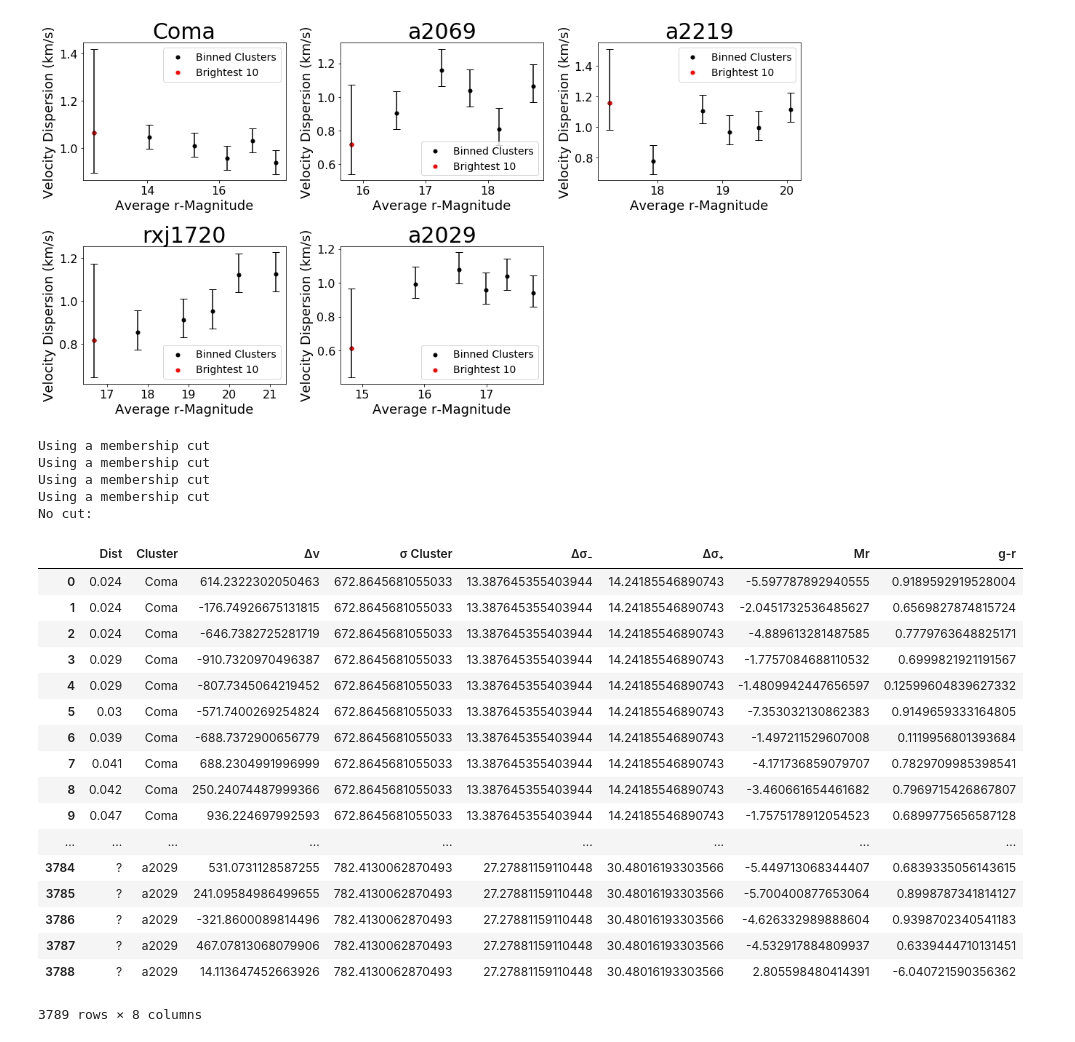
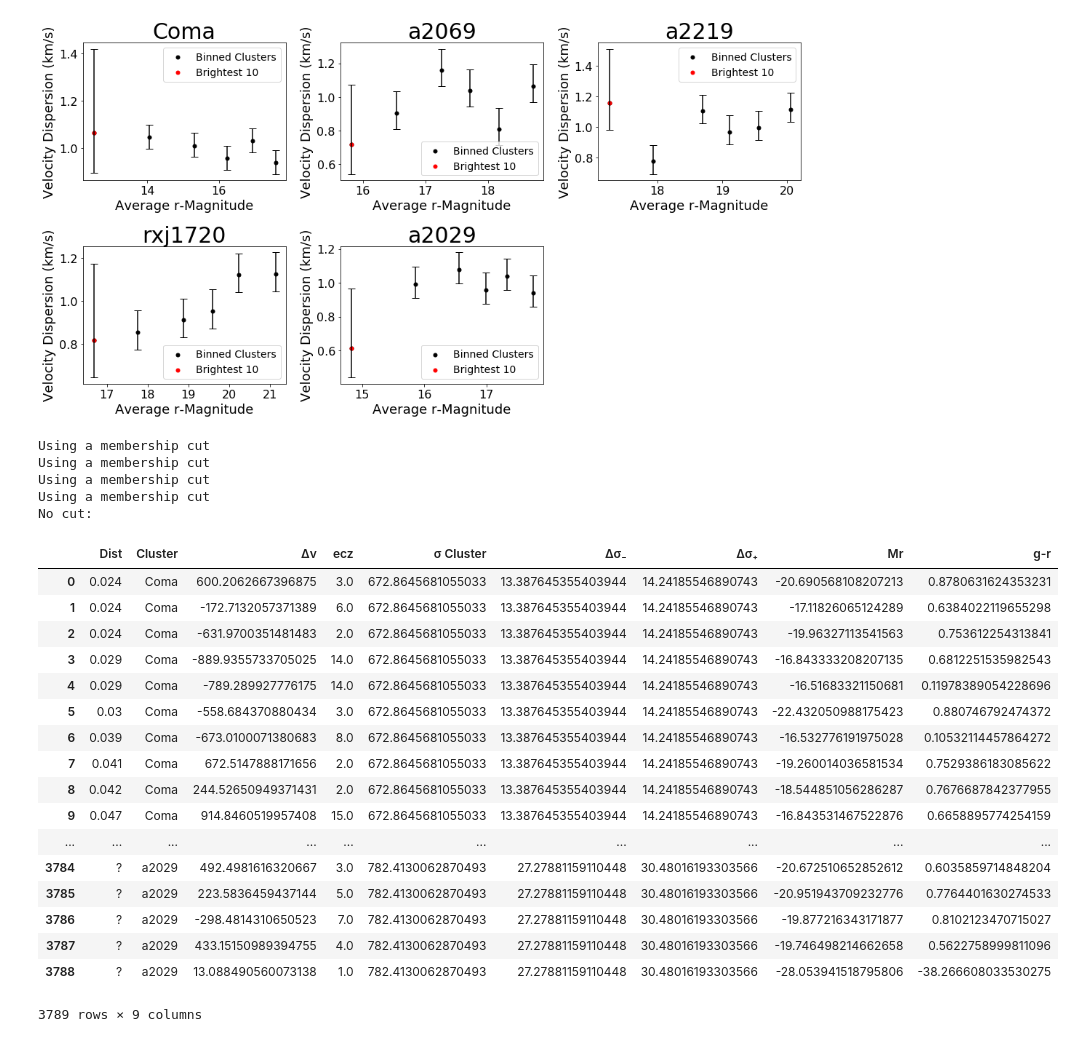
Before and after one commit to Erickmpowell/WWU-Research, a Jupyter notebook: Arbitrary Galaxy Analyze.ipynb, the cells around one changed output. Cells and saved outputs as stored; diff of their text form; code cells hidden in the pictures.

```diff
--- a/Arbitrary Galaxy Analyze.ipynb
+++ b/Arbitrary Galaxy Analyze.ipynb
@@ -284,7 +284,7 @@ def plotMyCluster(bins,r,cz,ecz,mem=False,dist=False,brightest=10,tables=True):
 'To compare all the clusters we need to convert the magnitudes to a comparable scale'
 #using Westra 2010 formulas we convert the magnitude and color
 def restframe(cz,g,r):
-
+    c=3* 10**5
     z0 = cz/c
 
     #these coefficients used to calculate restframe magnitudes
@@ -395,42 +395,41 @@ No distance cut:
 [figure]
 # %%
 #Big list
-finalList=np.zeros(8)
-c=3*10**8
+finalList=np.zeros(9)
 for i in range(1,6):
     cz, ecz, g,r, mem, dist,name=cluster(i)
     disp=totalDis(r,cz,ecz,mem=mem)[0]
     vbar=np.average(cz)
     vel1= (cz- vbar)/(1+vbar/c)
     rabs,g_r=restframe(cz,g,r)
-    new=np.column_stack([dist,np.repeat(name,len(vel1)),vel1,np.repeat(disp[1],len(vel1)),np.repeat(disp[2],len(vel1)),np.repeat(disp[3],len(vel1)),rabs,g_r])
+    new=np.column_stack([dist,np.repeat(name,len(vel1)),vel1,ecz,np.repeat(disp[1],len(vel1)),np.repeat(disp[2],len(vel1)),np.repeat(disp[3],len(vel1)),rabs,g_r])
     finalList=np.row_stack([finalList,new])
 
 finalList = np.delete(finalList, (0), axis=0)
-display(pd.DataFrame(finalList,columns=['Dist','Cluster','\u0394v','\u03C3 Cluster','\u0394\u03C3\u208B','\u0394\u03C3\u208A','Mr','g-r']))
+display(pd.DataFrame(finalList,columns=['Dist','Cluster','\u0394v','ecz','\u03C3 Cluster','\u0394\u03C3\u208B','\u0394\u03C3\u208A','Mr','g-r']))
 # %% [output]
 Using a membership cut
 Using a membership cut
 Using a membership cut
 Using a membership cut
 No cut:
-|  | Dist | Cluster | Δv | σ Cluster | Δσ₋ | Δσ₊ | Mr | g-r |
-| 0 | 0.024 | Coma | 614.2322302050463 | 672.8645681055033 | 13.387645355403944 | 14.24185546890743 | -5.597787892940555 | 0.9189592919528004 |
-| 1 | 0.024 | Coma | -176.74926675131815 | 672.8645681055033 | 13.387645355403944 | 14.24185546890743 | -2.0451732536485627 | 0.6569827874815724 |
-| 2 | 0.024 | Coma | -646.7382725281719 | 672.8645681055033 | 13.387645355403944 | 14.24185546890743 | -4.889613281487585 | 0.7779763648825171 |
-| 3 | 0.029 | Coma | -910.7320970496387 | 672.8645681055033 | 13.387645355403944 | 14.24185546890743 | -1.7757084688110532 | 0.6999821921191567 |
-| 4 | 0.029 | Coma | -807.7345064219452 | 672.8645681055033 | 13.387645355403944 | 14.24185546890743 | -1.4809942447656597 | 0.12599604839627332 |
-| 5 | 0.03 | Coma | -571.7400269254824 | 672.8645681055033 | 13.387645355403944 | 14.24185546890743 | -7.353032130862383 | 0.9149659333164805 |
-| 6 | 0.039 | Coma | -688.7372900656779 | 672.8645681055033 | 13.387645355403944 | 14.24185546890743 | -1.497211529607008 | 0.1119956801393684 |
-| 7 | 0.041 | Coma | 688.2304991996999 | 672.8645681055033 | 13.387645355403944 | 14.24185546890743 | -4.171736859079707 | 0.7829709985398541 |
-| 8 | 0.042 | Coma | 250.24074487999366 | 672.8645681055033 | 13.387645355403944 | 14.24185546890743 | -3.460661654461682 | 0.7969715426867807 |
-| 9 | 0.047 | Coma | 936.224697992593 | 672.8645681055033 | 13.387645355403944 | 14.24185546890743 | -1.7575178912054523 | 0.6899775656587128 |
-| ... | ... | ... | ... | ... | ... | ... | ... | ... |
-| 3784 | ? | a2029 | 531.0731128587255 | 782.4130062870493 | 27.27881159110448 | 30.48016193303566 | -5.449713068344407 | 0.6839335056143615 |
-| 3785 | ? | a2029 | 241.09584986499655 | 782.4130062870493 | 27.27881159110448 | 30.48016193303566 | -5.700400877653064 | 0.8998787341814127 |
-| 3786 | ? | a2029 | -321.8600089814496 | 782.4130062870493 | 27.27881159110448 | 30.48016193303566 | -4.626332989888604 | 0.9398702340541183 |
-| 3787 | ? | a2029 | 467.07813068079906 | 782.4130062870493 | 27.27881159110448 | 30.48016193303566 | -4.532917884809937 | 0.6339444710131451 |
-| 3788 | ? | a2029 | 14.113647452663926 | 782.4130062870493 | 27.27881159110448 | 30.48016193303566 | 2.805598480414391 | -6.040721590356362 |
+|  | Dist | Cluster | Δv | ecz | σ Cluster | Δσ₋ | Δσ₊ | Mr | g-r |
+| 0 | 0.024 | Coma | 600.2062667396875 | 3.0 | 672.8645681055033 | 13.387645355403944 | 14.24185546890743 | -20.690568108207213 | 0.8780631624353231 |
+| 1 | 0.024 | Coma | -172.7132057371389 | 6.0 | 672.8645681055033 | 13.387645355403944 | 14.24185546890743 | -17.11826065124289 | 0.6384022119655298 |
+| 2 | 0.024 | Coma | -631.9700351481483 | 2.0 | 672.8645681055033 | 13.387645355403944 | 14.24185546890743 | -19.96327113541563 | 0.753612254313841 |
+| 3 | 0.029 | Coma | -889.9355733705025 | 14.0 | 672.8645681055033 | 13.387645355403944 | 14.24185546890743 | -16.843333208207135 | 0.6812251535982543 |
+| 4 | 0.029 | Coma | -789.289927776175 | 14.0 | 672.8645681055033 | 13.387645355403944 | 14.24185546890743 | -16.51683321150681 | 0.11978389054228696 |
+| 5 | 0.03 | Coma | -558.684370880434 | 3.0 | 672.8645681055033 | 13.387645355403944 | 14.24185546890743 | -22.432050988175423 | 0.880746792474372 |
+| 6 | 0.039 | Coma | -673.0100071380683 | 8.0 | 672.8645681055033 | 13.387645355403944 | 14.24185546890743 | -16.532776191975028 | 0.10532114457864272 |
+| 7 | 0.041 | Coma | 672.5147888171656 | 2.0 | 672.8645681055033 | 13.387645355403944 | 14.24185546890743 | -19.260014036581534 | 0.7529386183085622 |
+| 8 | 0.042 | Coma | 244.52650949371431 | 2.0 | 672.8645681055033 | 13.387645355403944 | 14.24185546890743 | -18.544851056286287 | 0.7676687842377955 |
+| 9 | 0.047 | Coma | 914.8460519957408 | 15.0 | 672.8645681055033 | 13.387645355403944 | 14.24185546890743 | -16.843531467522876 | 0.6658895774254159 |
+| ... | ... | ... | ... | ... | ... | ... | ... | ... | ... |
+| 3784 | ? | a2029 | 492.4981616320667 | 3.0 | 782.4130062870493 | 27.27881159110448 | 30.48016193303566 | -20.672510652852612 | 0.6035859714848204 |
+| 3785 | ? | a2029 | 223.5836459437144 | 5.0 | 782.4130062870493 | 27.27881159110448 | 30.48016193303566 | -20.951943709232776 | 0.7764401630274533 |
+| 3786 | ? | a2029 | -298.4814310650523 | 7.0 | 782.4130062870493 | 27.27881159110448 | 30.48016193303566 | -19.877216343171877 | 0.8102123470715027 |
+| 3787 | ? | a2029 | 433.15150989394755 | 4.0 | 782.4130062870493 | 27.27881159110448 | 30.48016193303566 | -19.746498214662658 | 0.5622758999811096 |
+| 3788 | ? | a2029 | 13.088490560073138 | 1.0 | 782.4130062870493 | 27.27881159110448 | 30.48016193303566 | -28.053941518795806 | -38.266608033530275 |
-3789 rows × 8 columns
+3789 rows × 9 columns
 # %%
 #Color Diagram
```
Also changed, not shown: parts of 4 cells of this notebook.
